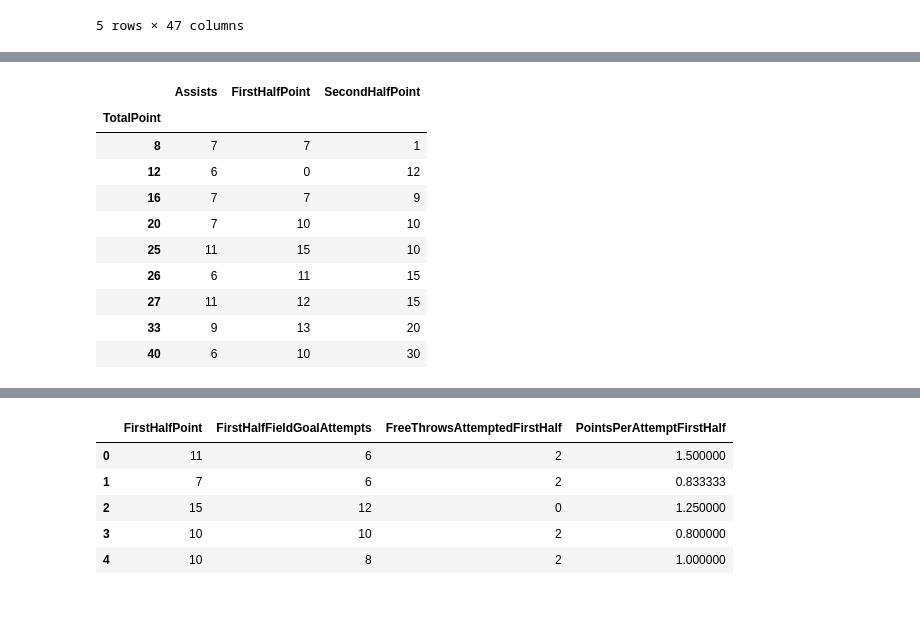
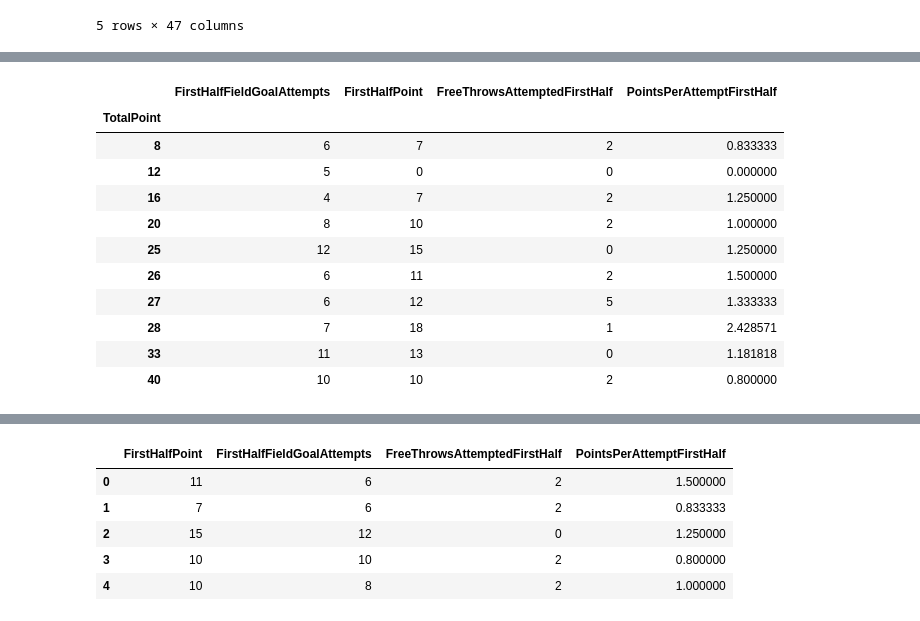
Before and after one commit to jreckin/FunAnalyticalStuff, a Jupyter notebook: ccm_analytics_pandas.ipynb, the cells around one changed output, grey strips where cells are left out. Saved outputs shown, nothing was run; the diff lists cells and outputs as text; code cells hidden in the pictures.

```diff
--- a/ccm_analytics_pandas.ipynb
+++ b/ccm_analytics_pandas.ipynb
@@ -148,19 +148,21 @@ shooting_correlation
 41 rows × 41 columns
 # %%
 #Pivot table to see assits and point spread in first and second half
-pd.pivot_table(ccm_analytics, index = 'TotalPoint', values = ['Assists', 'FirstHalfPoint', 'SecondHalfPoint'])
+new_table = pd.pivot_table(ccm_analytics, index = 'TotalPoint', values = ['FirstHalfPoint', 'FirstHalfFieldGoalAttempts', 'FreeThrowsAttemptedFirstHalf', 'PointsPerAttemptFirstHalf'])
+new_table
 # %% [output]
-|  | Assists | FirstHalfPoint | SecondHalfPoint |
-| TotalPoint |  |  |  |
-| 8 | 7 | 7 | 1 |
-| 12 | 6 | 0 | 12 |
-| 16 | 7 | 7 | 9 |
-| 20 | 7 | 10 | 10 |
-| 25 | 11 | 15 | 10 |
-| 26 | 6 | 11 | 15 |
-| 27 | 11 | 12 | 15 |
-| 33 | 9 | 13 | 20 |
-| 40 | 6 | 10 | 30 |
+|  | FirstHalfFieldGoalAttempts | FirstHalfPoint | FreeThrowsAttemptedFirstHalf | PointsPerAttemptFirstHalf |
+| TotalPoint |  |  |  |  |
+| 8 | 6 | 7 | 2 | 0.833333 |
+| 12 | 5 | 0 | 0 | 0.000000 |
+| 16 | 4 | 7 | 2 | 1.250000 |
+| 20 | 8 | 10 | 2 | 1.000000 |
+| 25 | 12 | 15 | 0 | 1.250000 |
+| 26 | 6 | 11 | 2 | 1.500000 |
+| 27 | 6 | 12 | 5 | 1.333333 |
+| 28 | 7 | 18 | 1 | 2.428571 |
+| 33 | 11 | 13 | 0 | 1.181818 |
+| 40 | 10 | 10 | 2 | 0.800000 |
 # %%
 # Going to machine learn to predict total points based on first half stats
 y = ccm_analytics.TotalPoint
```
Also changed, not shown: parts of 27 cells of this notebook, 1 other file.
